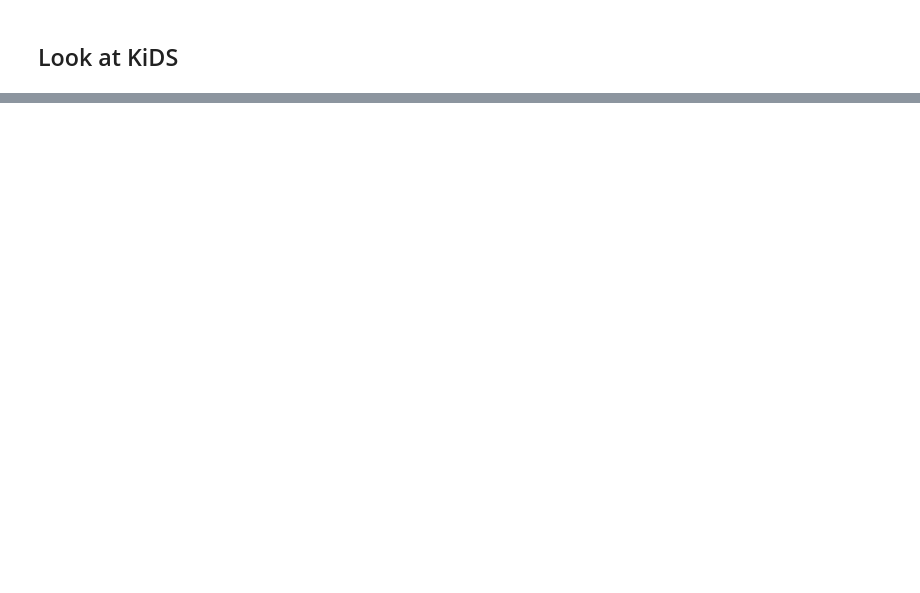
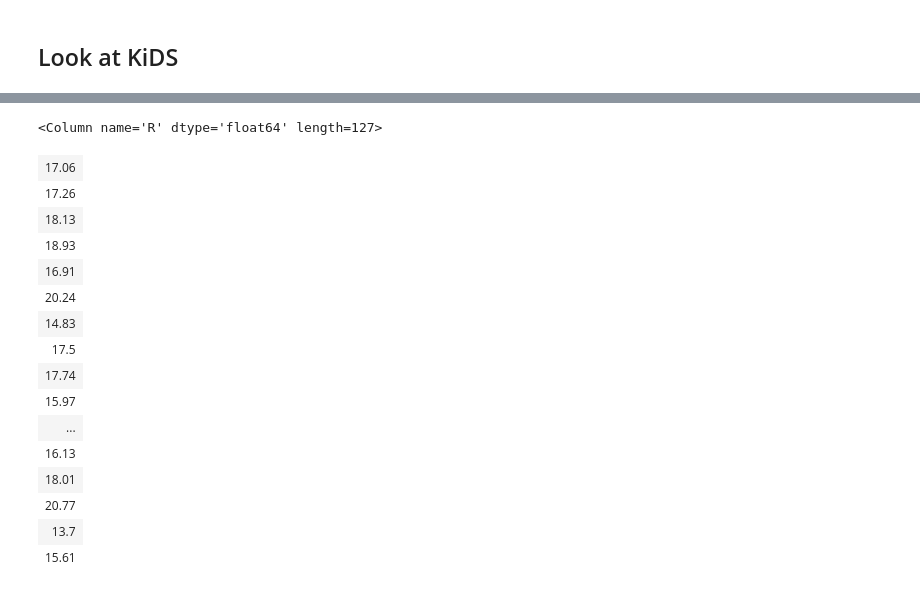
Before and after one commit to lsajkov/strw_mpdg, a Jupyter notebook: spec_cal_sample.ipynb, the cells around one changed output, grey strips where cells are left out. Saved outputs shown, nothing was run; the diff lists cells and outputs as text; code cells hidden in the pictures; blank space fills up the shorter version.

```diff
--- a/spec_cal_sample.ipynb
+++ b/spec_cal_sample.ipynb
@@ -122,0 +197,20 @@ os.listdir(KiDS_dir)
+# %%
+satsData['R']
+# %% [output]
+<Column name='R' dtype='float64' length=127>
+| 17.06 |
+| 17.26 |
+| 18.13 |
+| 18.93 |
+| 16.91 |
+| 20.24 |
+| 14.83 |
+| 17.5 |
+| 17.74 |
+| 15.97 |
+| ... |
+| 16.13 |
+| 18.01 |
+| 20.77 |
+| 13.7 |
+| 15.61 |
```
Also changed, not shown: parts of 15 cells of this notebook.
